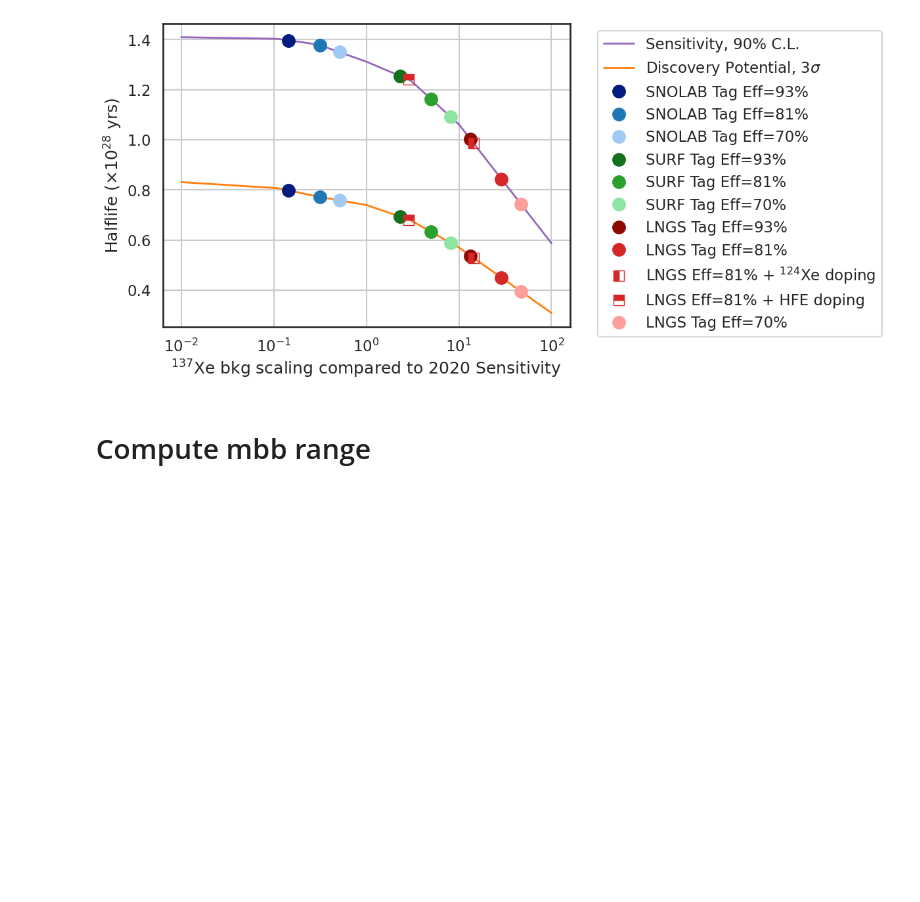
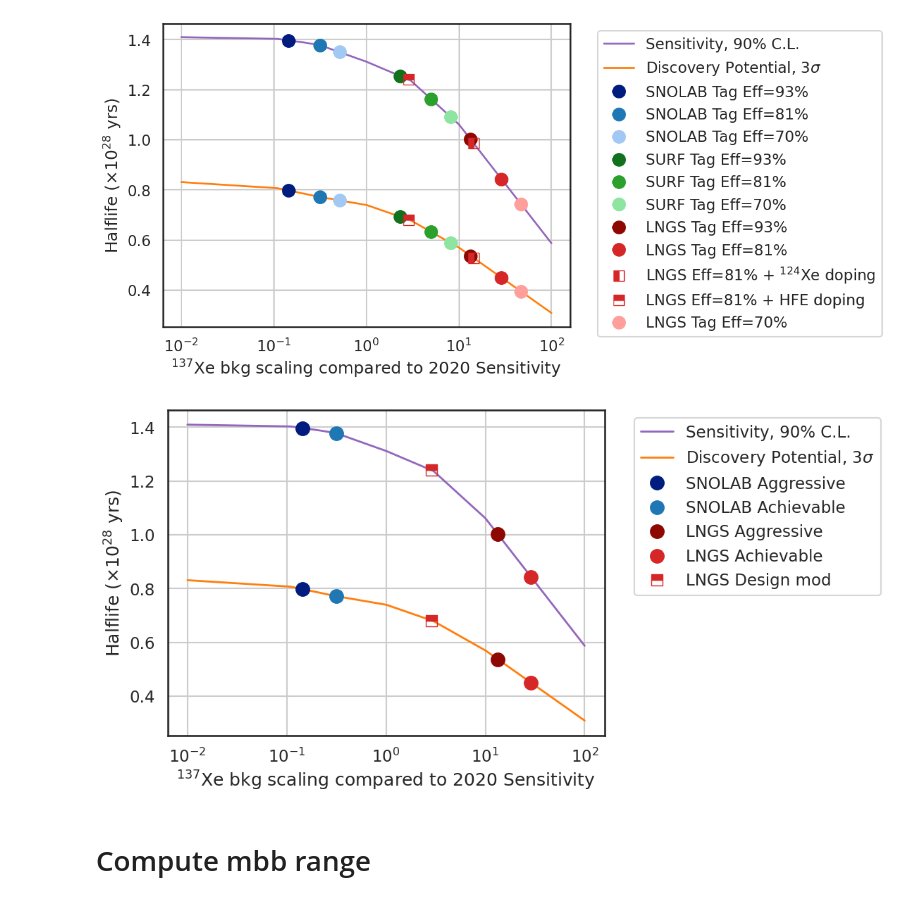
Before and after one commit to YMTheory/sensitivity, a Jupyter notebook: work/SensitivityPaper2020_scripts/SiteSelectionStudy/site_AoA_sens_plots.ipynb, the cells around one changed output. Saved outputs shown, nothing was run; the diff lists cells and outputs as text; code cells hidden in the pictures; blank space fills up the shorter version.

Commit message:
Add new plot to site selection AoA 137Xe scaling

```diff
--- a/work/SensitivityPaper2020_scripts/SiteSelectionStudy/site_AoA_sens_plots.ipynb
+++ b/work/SensitivityPaper2020_scripts/SiteSelectionStudy/site_AoA_sens_plots.ipynb
@@ -344,6 +349,40 @@ plt.show()
 fig.savefig(Path("results") / f"sensitivity_Xe137_scaling_all.png", bbox_inches="tight", transparent=False, facecolor='white')
 # %% [output]
 [figure]
+# %%
+fig, ax = plt.subplots(figsize=(8, 6))
+
+plt.plot(x_dense, sens_log_interp(x_dense), '-',linewidth=2, markersize=7,label=r'Sensitivity, 90% C.L.',
+         color=sns.color_palette("tab10").as_hex()[4])
+plt.plot(x_dense, dp_log_interp(x_dense), '-',linewidth=2, markersize=7,label=r'Discovery Potential, 3$\sigma$',
+         color=sns.color_palette("tab10").as_hex()[1])
+# plt.plot(x, y, 'o',linewidth=3,markersize=7,label='90\% CL upper limit')
+
+for (site, col_idx) in zip(['SNOLAB', 'LNGS'], [0, 3]):
+
+    for eff, palette, label in zip([0.93, 0.81],['dark','tab10'],['Aggressive','Achievable']):
+        scaling, sens, dp = df[(round(df.Xe137_tag_eff,2)==eff) & (df.site==site) & (df.n_absorber_factor==1)][['Xe137_scaling','sens','dp']].values[0]
+        plt.plot([scaling,scaling], [sens,dp], 'o', label=f"{site} {label}", markersize=14,
+                 color=sns.color_palette(palette).as_hex()[col_idx])
+
+        if site == 'LNGS' and eff==0.81:
+            scaling, sens, dp = df[(round(df.Xe137_tag_eff,2)==eff) & (df.site==site) & (df.n_absorber_factor==10)][['Xe137_scaling','sens','dp']].values[0]
+            plt.plot([scaling,scaling], [sens,dp], 's', label=f"{site} Design mod",
+                     color=sns.color_palette(palette).as_hex()[col_idx], markersize=12, fillstyle='top')
+
+plt.semilogx()
+plt.xlabel(r'$^{137}$Xe bkg scaling compared to 2020 Sensitivity')
+plt.ylabel((r'Halflife ($\times 10^{28}$ yrs)'))
+# handles,labels = ax.get_legend_handles_labels()
+# plt.ylim(0.,3.)
+# plt.xlim(0.01,100.)
+plt.legend(bbox_to_anchor=(1.05, 1.0), loc='upper left')
+# plt.legend()
+plt.grid()
+plt.show()
+fig.savefig(Path("results") / f"sensitivity_Xe137_scaling_main.png", bbox_inches="tight", transparent=False, facecolor='white')
+# %% [output]
+[figure, added]
 # %% [markdown]
 # Compute mbb range
 # %%
```
Also changed, not shown: parts of 1 cell of this notebook.
